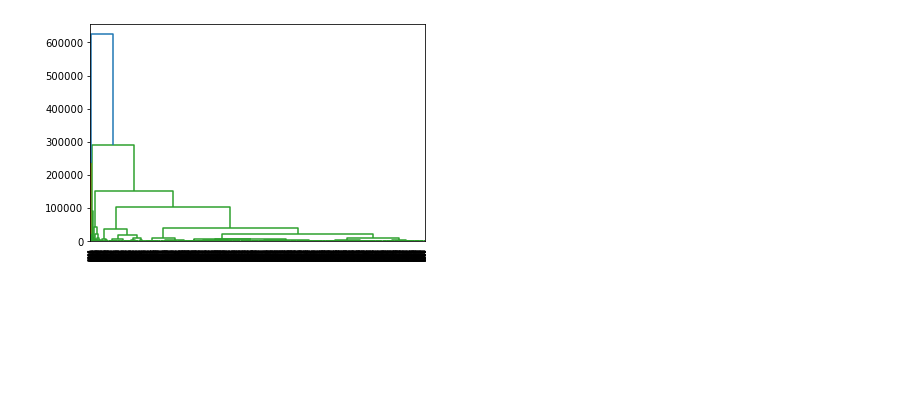
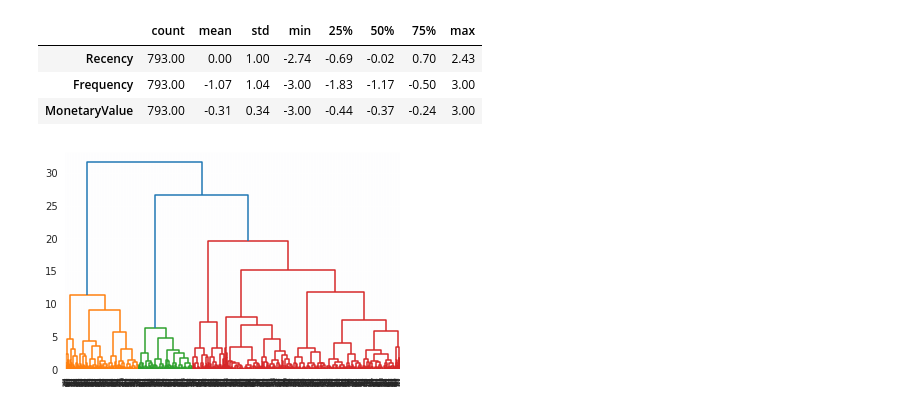
Before and after one commit to PabloJRW/super_store_projects, a Jupyter notebook: notebooks/2.2 Hierarchical Clustering.ipynb, the cells around one changed output. Drawn from its saved outputs; the diff is of its cells as text; code cells hidden in the pictures; blank space fills up the shorter version.

```diff
--- a/notebooks/2.2 Hierarchical Clustering.ipynb
+++ b/notebooks/2.2 Hierarchical Clustering.ipynb
@@ -7,3 +16,9 @@ from scipy.cluster.hierarchy import linkage, dendrogram, fcluster
+# %%
+# Configuración de números flotantes a 3 decimales
+pd.set_option('display.float_format','{:.2f}'.format)
+
+# Estilo de visualización
+sns.set_style("darkgrid")#, {"grid.color": ".6", "grid.linestyle": ":"})
 # %%
 DATA_PATH = os.path.join('../datasets/processed/rfm_dataset.csv')
 # %%
@@ -19,0 +43,13 @@ data.head()
+# %%
+# Yeo-Johnson Transformation
+pt = PowerTransformer(method='box-cox')
+ms = MinMaxScaler(feature_range=(-3,3))
+
+transformer = ColumnTransformer(transformers=[('box-cox', pt, ['Recency']),
+                              ('standarizer', ms, [1, 2])])
+
+scaled = transformer.fit_transform(data)
+
+# Variables escaladas - DataFrame
+scaled = pd.DataFrame(scaled, index=data.index, columns=data.columns)
+scaled.sample(5)
@@ -20,13 +68,20 @@ data.head()
+# %%
+scaled.describe().T
+# %% [output]
+|  | count | mean | std | min | 25% | 50% | 75% | max |
+| Recency | 793.00 | 0.00 | 1.00 | -2.74 | -0.69 | -0.02 | 0.70 | 2.43 |
+| Frequency | 793.00 | -1.07 | 1.04 | -3.00 | -1.83 | -1.17 | -0.50 | 3.00 |
+| MonetaryValue | 793.00 | -0.31 | 0.34 | -3.00 | -0.44 | -0.37 | -0.24 | 3.00 |
 # %%
 # Modelo de segmentación jerárquica
-hierarchy_model = linkage(data, method='ward')
+hierarchy_model = fastcluster.linkage_vector(scaled, method='ward', metric='euclidean')
 
 # Dendrograma
 drendogram = dendrogram(hierarchy_model)
 
 # Visualización del dendrograma
 plt.show()
 # %% [output]
-[figure, old version]
+[figure, new version]
 # %%
 # Punto de corte
```
Also changed, not shown: parts of 7 cells of this notebook, 6 other files.
